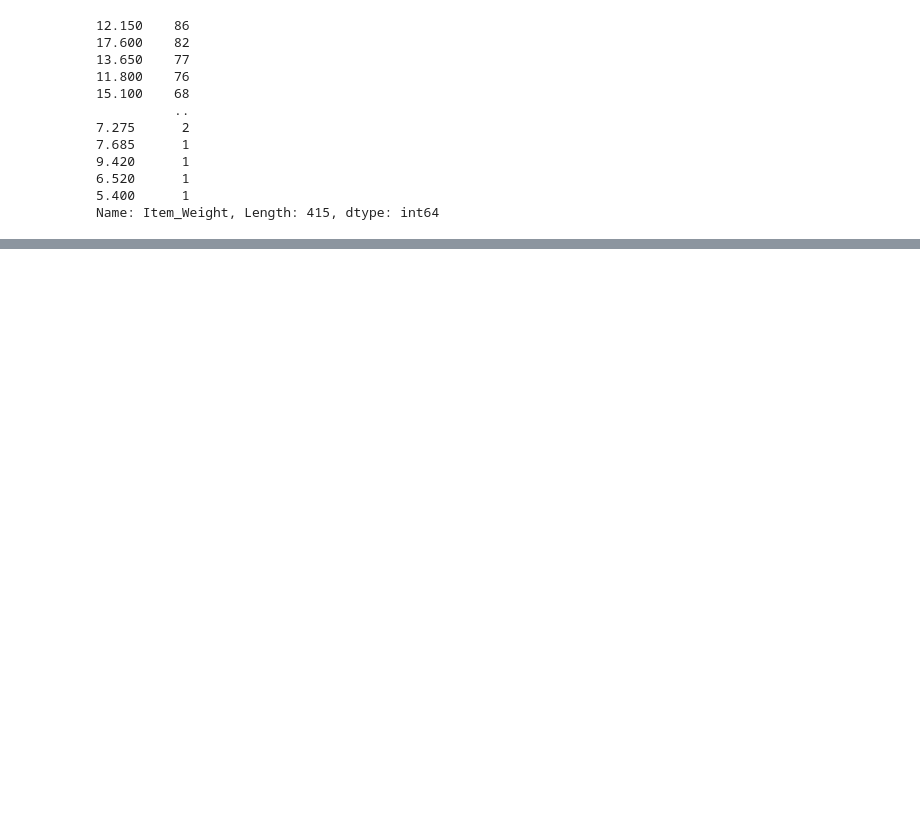
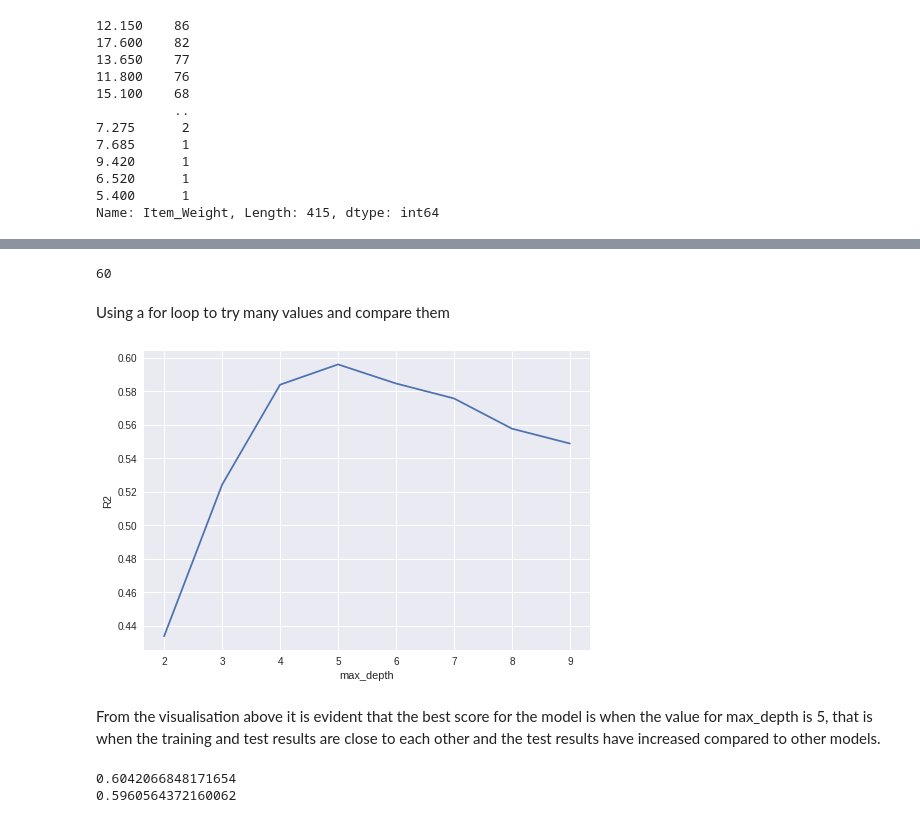
Before and after one commit to Ssendags/Food_Sales_Predictions, a Jupyter notebook: Ssendagire_Denis_Project_1_food_sales_prediction.ipynb, the cells around one changed output, grey strips where cells are left out. Cells and saved outputs as stored; diff of their text form; code cells hidden in the pictures; blank space fills up the shorter version.

```diff
--- a/Ssendagire_Denis_Project_1_food_sales_prediction.ipynb
+++ b/Ssendagire_Denis_Project_1_food_sales_prediction.ipynb
@@ -523,5 +570,5 @@ lin_reg = LinearRegression()
 # Create pipeline.
 lin_reg_pipe = make_pipeline(scaler, lin_reg)
 # Fit pipeline
-lin_reg_pipe.fit(X_train_processed, X_test_processed)
+lin_reg_pipe.fit(X_train_processed, y_train)
 # %% [output]
@@ -532,0 +612,6 @@ ValueError: ignored
+# %%
+# Instantiate the model
+dec_tree = DecisionTreeRegressor(random_state = 42)
+# %%
+# Fit the model using the train data
+dec_tree.fit(X_train_processed, y_train)
@@ -532,0 +649,33 @@ ValueError: ignored
+# %%
+# Considering to adjust the max_depth parameter, Getting the depth of the default tree.
+dec_tree.get_depth()
+# %% [output]
+60
+# %% [markdown]
+Using a for loop to try many values and compare them
+# %%
+max_depth_range = list(range(2, 10))
+r2 = []
+for depth in max_depth_range:
+  dec_tree = DecisionTreeRegressor(max_depth = depth, random_state=42)
+  dec_tree.fit(X_train_processed, y_train)
+  score = dec_tree.score(X_test_processed, y_test)
+  r2.append(score)
+# %%
+plt.plot(max_depth_range, r2)
+plt.xlabel('max_depth')
+plt.ylabel('R2');
+# %% [output]
+[figure, added]
+# %% [markdown]
+From the visualisation above it is evident that the best score for the model is when the value for max_depth is 5, that is when the training and test results are close to each other and the test results have increased compared to other models.
+# %%
+dec_tree_5 = DecisionTreeRegressor(max_depth = 5, random_state = 42)
+dec_tree_5.fit(X_train_processed, y_train)
+train_5_score = dec_tree_5.score(X_train_processed, y_train)
+test_5_score = dec_tree_5.score(X_test_processed, y_test)
+print(train_5_score)
+print(test_5_score)
+# %% [output]
+0.6042066848171654
+0.5960564372160062
```
Also changed, not shown: parts of 27 cells of this notebook.
